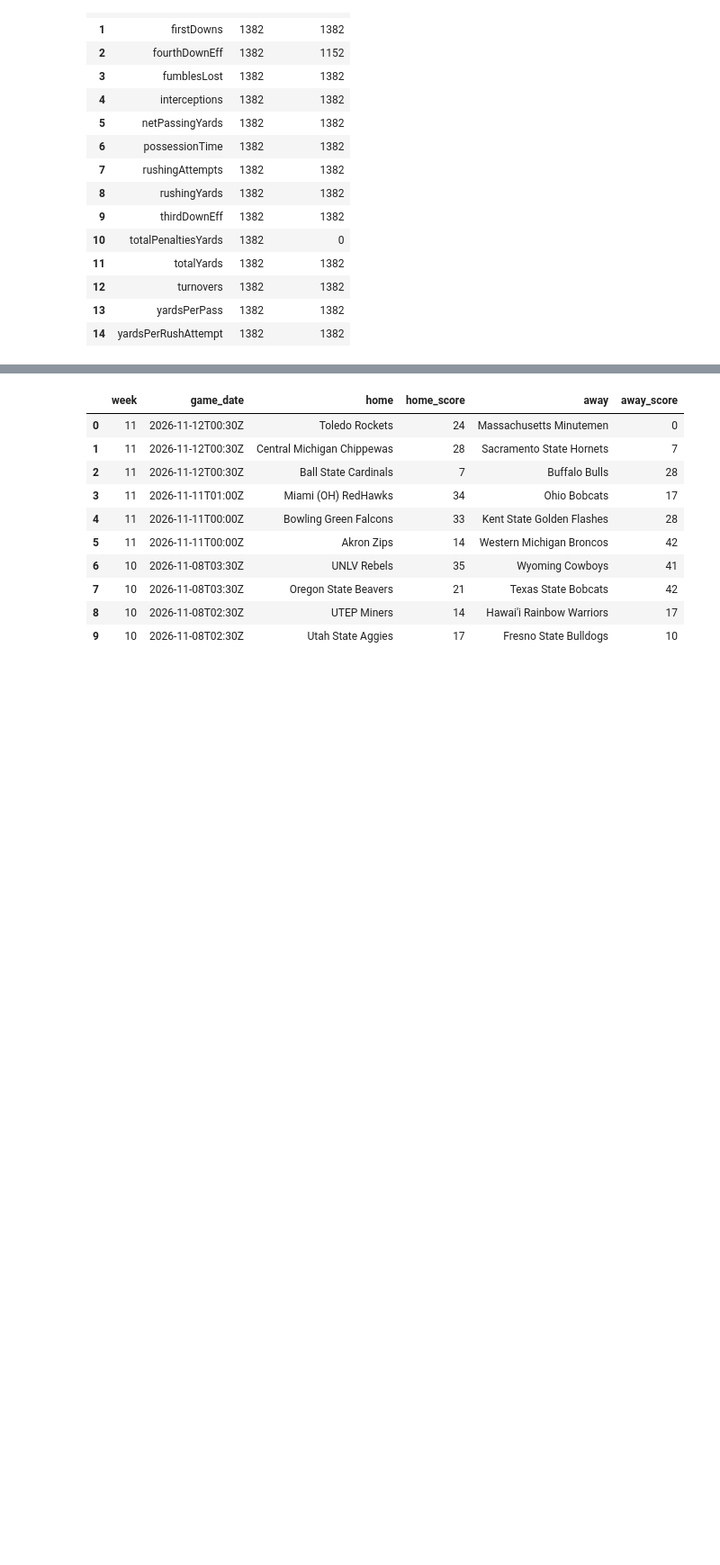
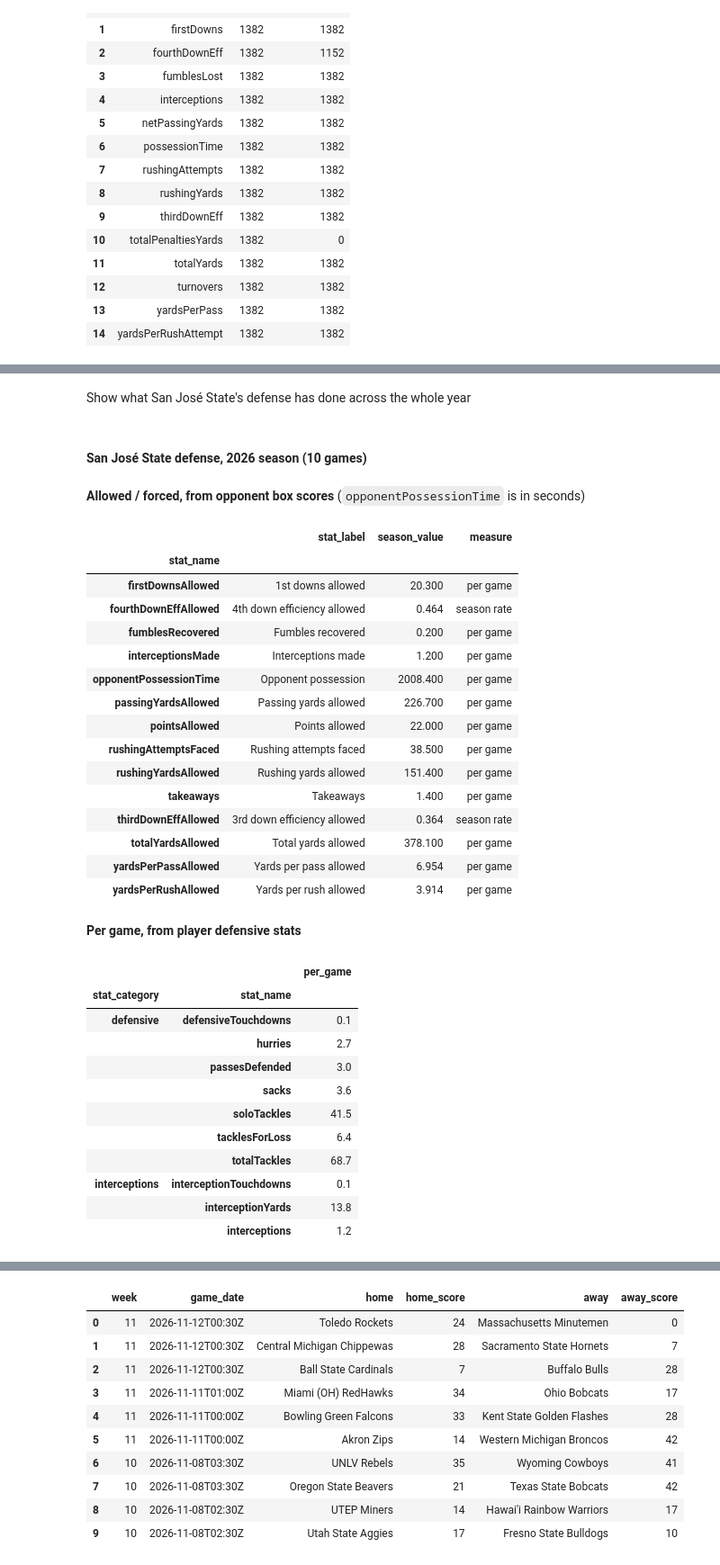
Before and after one commit to cfinley6-vols/espn-datamine, a Jupyter notebook: cfb2026.ipynb, the cells around one changed output, grey strips where cells are left out. Shown at 90% size. Cells and saved outputs as stored; diff of their text form; code cells hidden in the pictures; blank space fills up the shorter version.

```diff
--- a/cfb2026.ipynb
+++ b/cfb2026.ipynb
@@ -667 +906,76 @@ ORDER BY stat_name
+# %% [markdown]
+Show what San José State's defense has done across the whole year
+# %%
+from IPython.display import Markdown, display
+
+TEAM_ID = "23"  # San José State
+
+# Games played: a category missing from a game means zero (e.g. no interceptions),
+# so totals are divided by every Final game the team played, not just games with rows.
+games_played = conn.execute(
+    "SELECT COUNT(*) FROM Games WHERE status = 'Final' AND ? IN (home_team_id, away_team_id)",
+    (TEAM_ID,),
+).fetchone()[0]
+
+# Opponent-based view. Efficiency stats ("9-13") are a season rate: total conversions / total attempts.
+opponent_avgs = pd.read_sql_query("""
+SELECT stat_name, MAX(stat_label) AS stat_label,
+       CASE WHEN stat_name LIKE '%EffAllowed'
+            THEN 1.0 * SUM(CAST(SUBSTR(display_value, 1, INSTR(display_value, '-') - 1) AS INTEGER))
+                 / NULLIF(SUM(CAST(SUBSTR(display_value, INSTR(display_value, '-') + 1) AS INTEGER)), 0)
+            ELSE SUM(stat_value) / :games END AS season_value
+FROM Team_Defense_Opponent_Stats
+WHERE team_id = :team AND (stat_value IS NOT NULL OR stat_name LIKE '%EffAllowed')
+GROUP BY stat_name
+ORDER BY stat_name
+""", conn, params={"team": TEAM_ID, "games": games_played})
+opponent_avgs["measure"] = opponent_avgs["stat_name"].map(
+    lambda s: "season rate" if s.endswith("EffAllowed") else "per game")
+
+# Player-stat view: team totals summed over the season, divided by games played.
+player_avgs = pd.read_sql_query("""
+SELECT stat_category, stat_name, SUM(team_total) / :games AS per_game
+FROM Team_Defensive_Stats
+WHERE team_id = :team
+GROUP BY stat_category, stat_name
+ORDER BY stat_category, stat_name
+""", conn, params={"team": TEAM_ID, "games": games_played})
+
+display(Markdown(f"#### San José State defense, {YEAR} season ({games_played} games)"))
+display(Markdown("**Allowed / forced, from opponent box scores** (`opponentPossessionTime` is in seconds)"))
+display(opponent_avgs.set_index("stat_name").round(3))
+display(Markdown("**Per game, from player defensive stats**"))
+display(player_avgs.set_index(["stat_category", "stat_name"]).round(2))
+# %% [output]
+#### San José State defense, 2026 season (10 games)
+**Allowed / forced, from opponent box scores** (`opponentPossessionTime` is in seconds)
+|  | stat_label | season_value | measure |
+| stat_name |  |  |  |
+| firstDownsAllowed | 1st downs allowed | 20.300 | per game |
+| fourthDownEffAllowed | 4th down efficiency allowed | 0.464 | season rate |
+| fumblesRecovered | Fumbles recovered | 0.200 | per game |
+| interceptionsMade | Interceptions made | 1.200 | per game |
+| opponentPossessionTime | Opponent possession | 2008.400 | per game |
+| passingYardsAllowed | Passing yards allowed | 226.700 | per game |
+| pointsAllowed | Points allowed | 22.000 | per game |
+| rushingAttemptsFaced | Rushing attempts faced | 38.500 | per game |
+| rushingYardsAllowed | Rushing yards allowed | 151.400 | per game |
+| takeaways | Takeaways | 1.400 | per game |
+| thirdDownEffAllowed | 3rd down efficiency allowed | 0.364 | season rate |
+| totalYardsAllowed | Total yards allowed | 378.100 | per game |
+| yardsPerPassAllowed | Yards per pass allowed | 6.954 | per game |
+| yardsPerRushAllowed | Yards per rush allowed | 3.914 | per game |
+**Per game, from player defensive stats**
+|  |  | per_game |
+| stat_category | stat_name |  |
+| defensive | defensiveTouchdowns | 0.1 |
+|  | hurries | 2.7 |
+|  | passesDefended | 3.0 |
+|  | sacks | 3.6 |
+|  | soloTackles | 41.5 |
+|  | tacklesForLoss | 6.4 |
+|  | totalTackles | 68.7 |
+| interceptions | interceptionTouchdowns | 0.1 |
+|  | interceptionYards | 13.8 |
+|  | interceptions | 1.2 |
 # %% [markdown]
```
Also changed, not shown: parts of 21 cells of this notebook.
